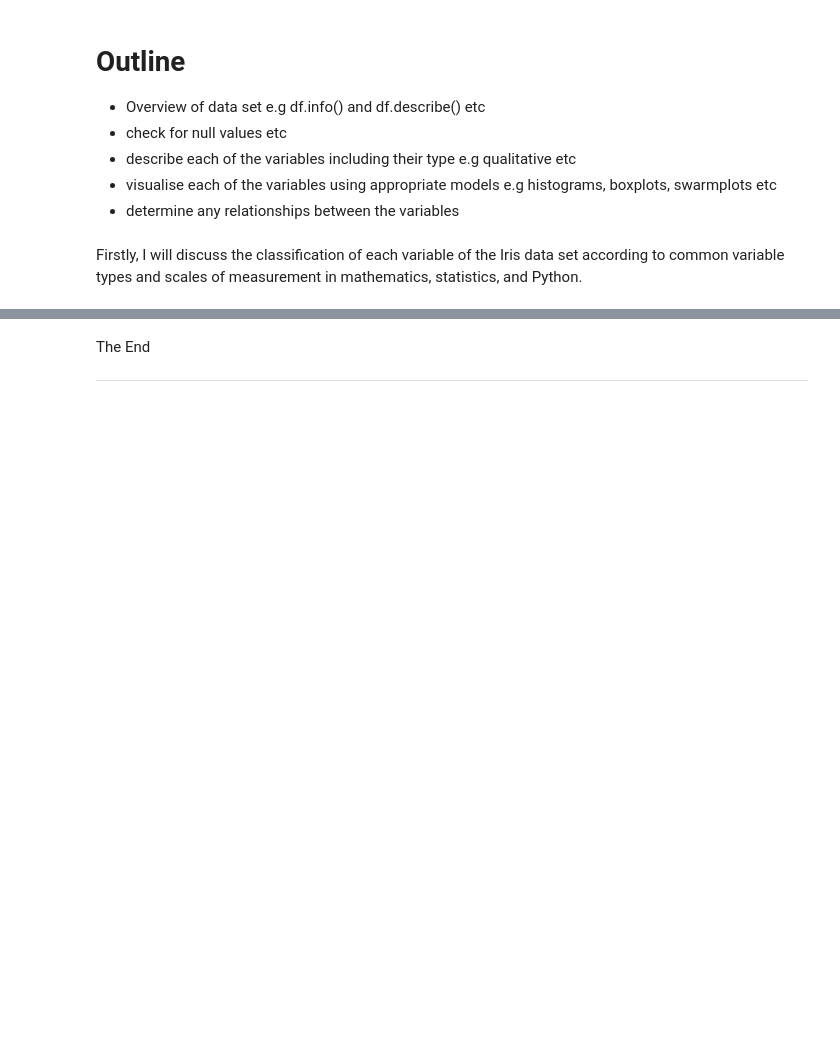
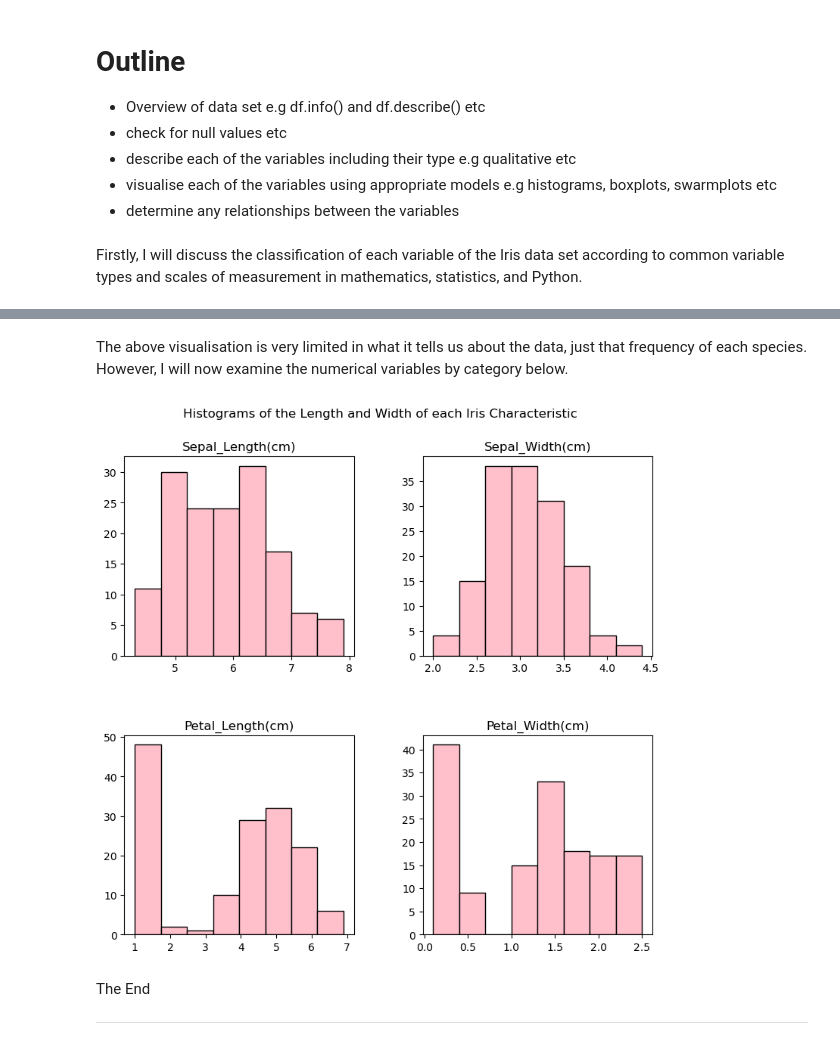
Before and after one commit to rebeccaf1918/FundamentalsOfDA, a Jupyter notebook: Project.ipynb, the cells around one changed output, grey strips where cells are left out. Saved outputs shown, nothing was run; the diff lists cells and outputs as text; code cells hidden in the pictures; blank space fills up the shorter version.

```diff
--- a/Project.ipynb
+++ b/Project.ipynb
@@ -58,3 +88,14 @@ Firstly, I will discuss the classification of each variable of the Iris data set
+# %% [markdown]
+The above visualisation is very limited in what it tells us about the data, just that frequency of each species.
+However, I will now examine the numerical variables by category below.
+# %%
+iris_data = pd.read_csv("IrisData.csv", names=column_names) # creating a histogram of each variable (does not specify iris flower species)
+iris_data.hist(bins=8, color='pink', edgecolor='black', grid=False, figsize=(9,8))
+plt.suptitle('Histograms of the Length and Width of each Iris Characteristic')
+plt.subplots_adjust(top=0.9, hspace=0.4) #adjust space between graphs to prevent titles overlapping
+plt.show()
+# %% [output]
+[figure, added]
 # %% [markdown]
 The End
 
```
Also changed, not shown: parts of 8 cells of this notebook, 1 other file.
